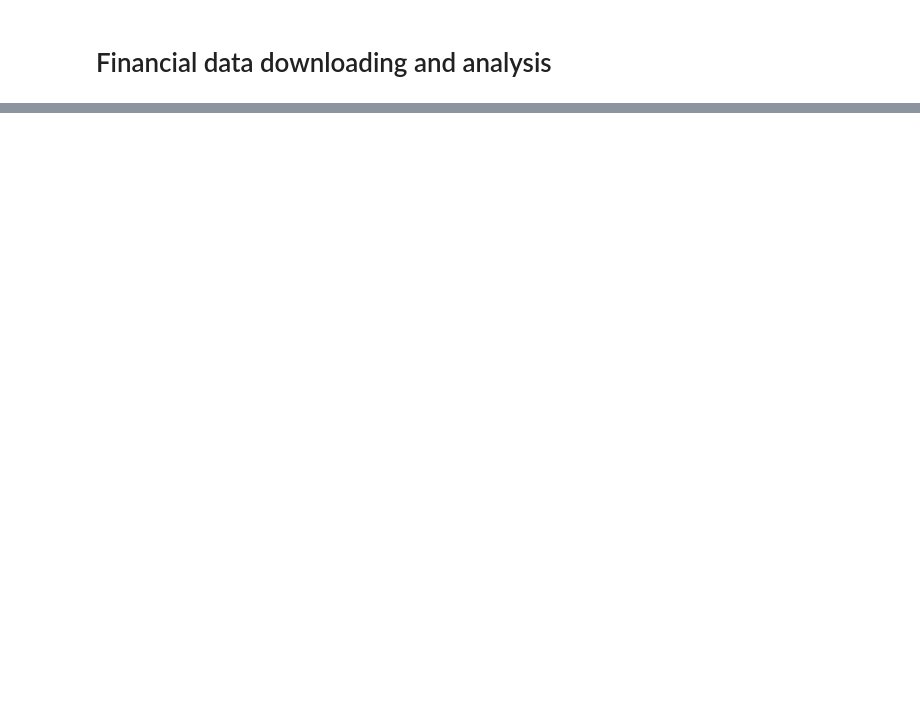
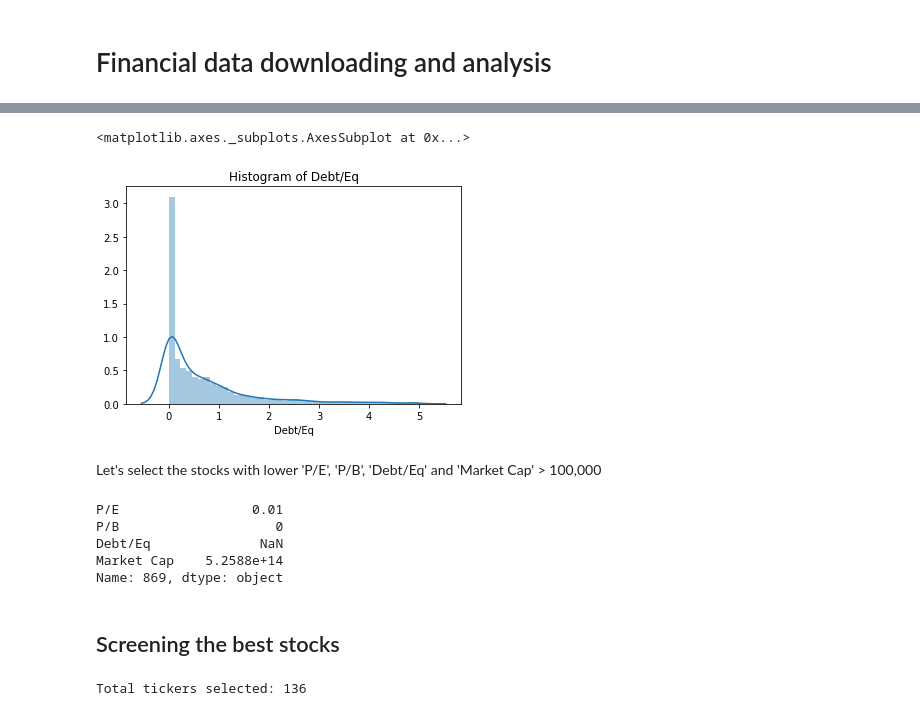
Before and after one commit to disanman/ML_projects, a Jupyter notebook: Finviz_Spider/Finviz.ipynb, the cells around one changed output, grey strips where cells are left out. Cells and saved outputs as stored; diff of their text form; code cells hidden in the pictures; blank space fills up the shorter version.

Commit message:
Financial stock screening

```diff
--- a/Finviz_Spider/Finviz.ipynb
+++ b/Finviz_Spider/Finviz.ipynb
@@ -12,0 +68,28 @@ data.head()
+# %%
+p = sns.distplot(data['Debt/Eq'][data['Debt/Eq'] < 5])
+p.set(title='Histogram of Debt/Eq')
+p
+# %% [output]
+<matplotlib.axes._subplots.AxesSubplot at 0x...>
+[figure, added]
+# %% [markdown]
+Let's select the stocks with lower 'P/E', 'P/B', 'Debt/Eq' and 'Market Cap' > 100,000
+# %%
+data.iloc[869][['P/E', 'P/B', 'Debt/Eq', 'Market Cap']]
+# %% [output]
+P/E                 0.01
+P/B                    0
+Debt/Eq              NaN
+Market Cap    5.2588e+14
+Name: 869, dtype: object
+# %% [markdown]
+## Screening the best stocks
+# %%
+mask_mkt_cap = (1e8 > data['Market Cap']) & (data['Market Cap'] < 3e8)
+mask_pe = data['P/E'] < 30
+mask_pb = data['P/B'] < 4
+mask_debt = data['Debt/Eq'] < 1
+mask = mask_mkt_cap & mask_pe & mask_pb & mask_debt
+print(f'Total tickers selected: {sum(mask)}')
+# %% [output]
+Total tickers selected: 136
```
Also changed, not shown: parts of 13 cells of this notebook.
